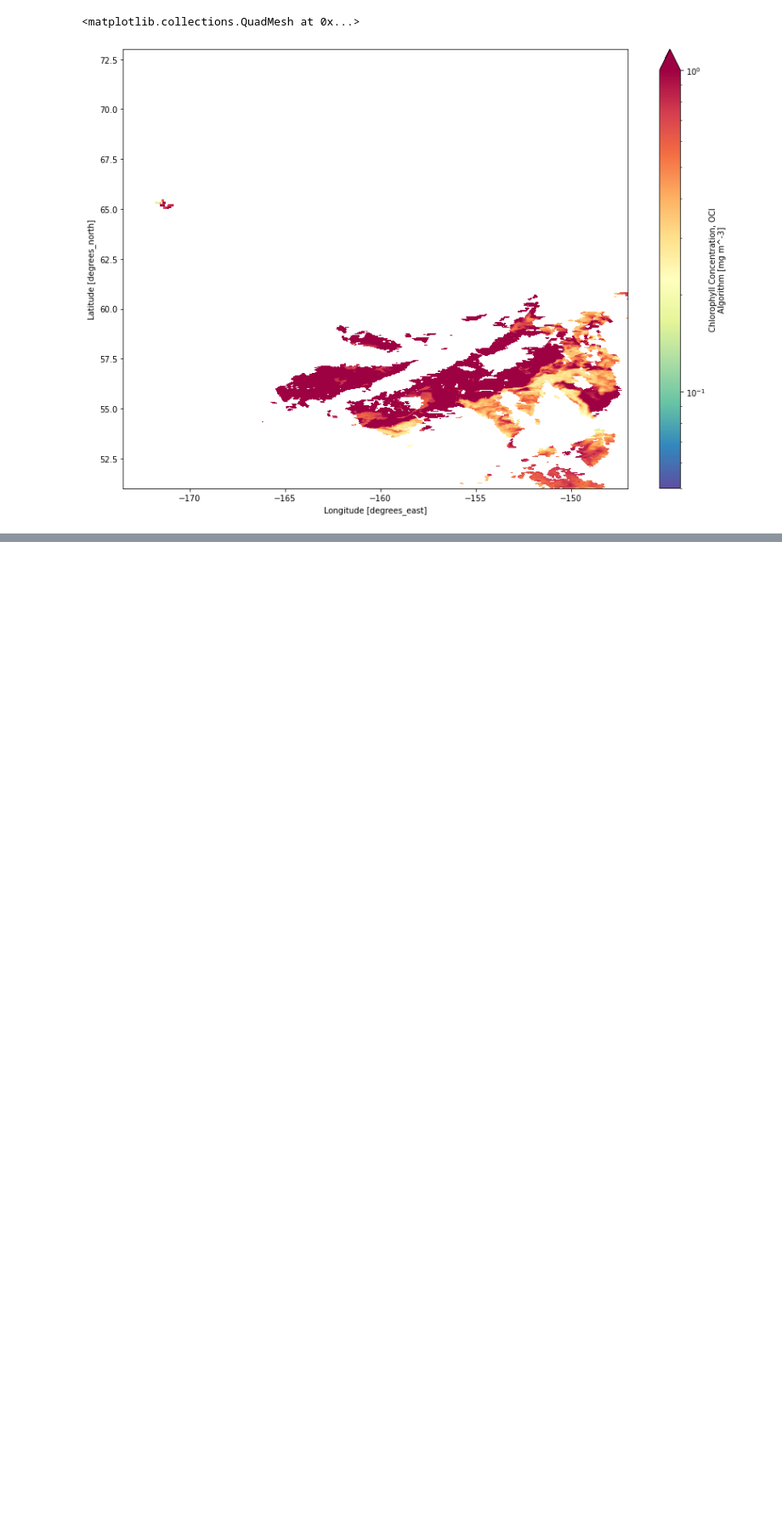
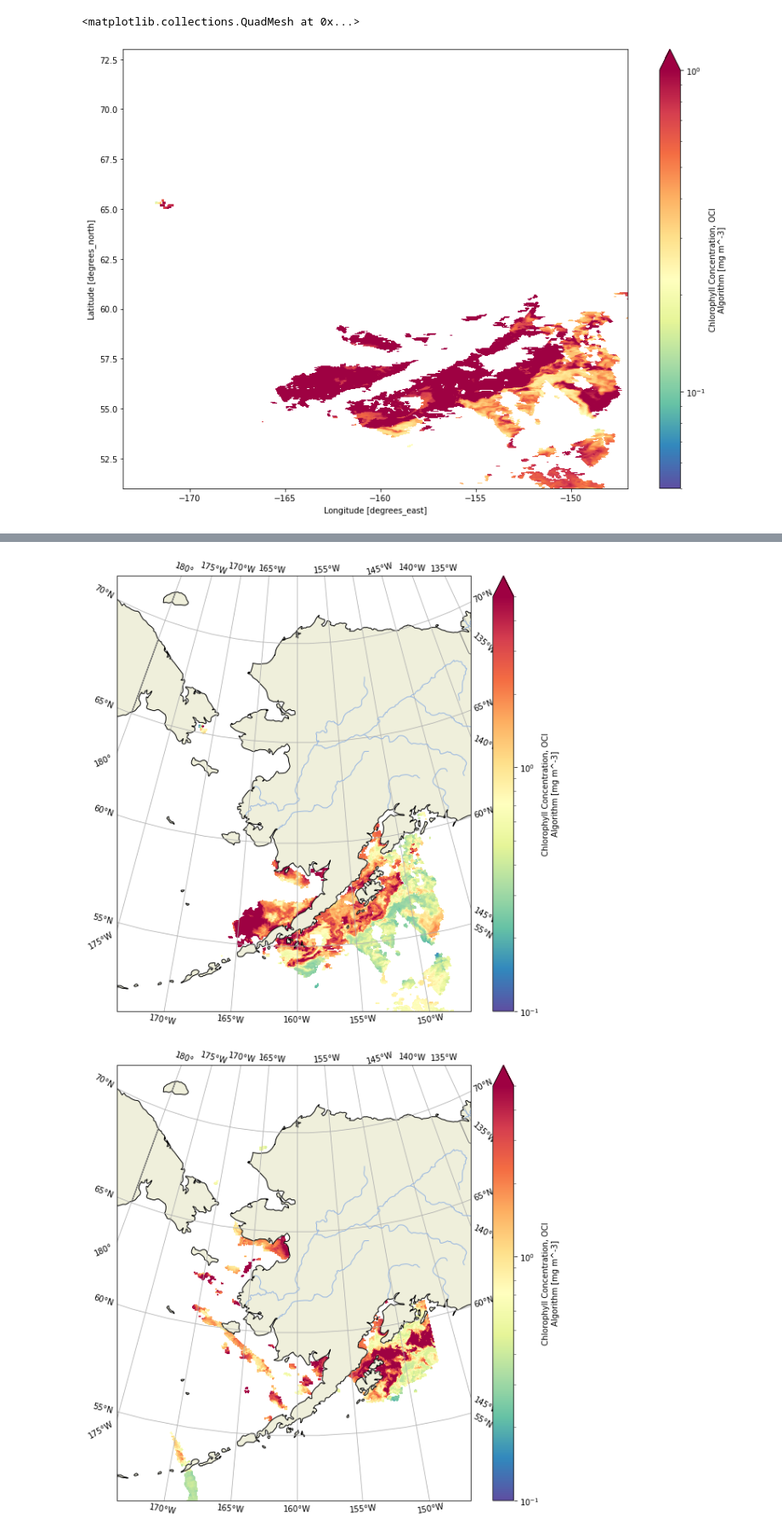
Before and after one commit to hdmicord/MARN5895_MappingOceanColor, a Jupyter notebook: open_MODIS.ipynb, the cells around one changed output, grey strips where cells are left out. Shown at 85% size. Cells and saved outputs as stored; diff of their text form; code cells hidden in the pictures; blank space fills up the shorter version.

Commit message:
Wrote for loop for making maps of a range of days

```diff
--- a/open_MODIS.ipynb
+++ b/open_MODIS.ipynb
@@ -43,4 +47,10 @@ subset_modis.chlor_a.plot.pcolormesh(
 <matplotlib.collections.QuadMesh at 0x...>
 [figure]
 # %%
-# Create a for loop that
+base_url = 'https://oceandata.sci.gsfc.nasa.gov:443/opendap/MODISA/L3SMI/2021/'
+year_day = str(146)
+
+
+filename = 'A2021' + year_day + '.L3m_DAY_CHL_chlor_a_4km.nc'
+
+url = base_url + year_day + '/' + filename
@@ -46,0 +62,10 @@ subset_modis.chlor_a.plot.pcolormesh(
+# %%
+for day in range(142,147):
+    year_day = str(day)
+
+    filename = 'A2021' + year_day + '.L3m_DAY_CHL_chlor_a_4km.nc'
+    url = base_url + year_day + '/' + filename
+    modis2 = xr.open_dataset(url)
+    subset = modis2.where( (modis.lon>=-173.5)&(modis.lon<-147)& (modis.lat>=51)&(modis.lat<73), drop=True)
+
+    print(url)
@@ -81,0 +135,45 @@ subset_modis.chlor_a.plot.pcolormesh(
+# %%
+for day in range(142,147):
+    year_day = str(day)
+
+    filename = 'A2021' + year_day + '.L3m_DAY_CHL_chlor_a_4km.nc'
+    url = base_url + year_day + '/' + filename
+    modis2 = xr.open_dataset(url)
+    subset = modis2.where( (modis.lon>=-173.5)&(modis.lon<-147)& (modis.lat>=51)&(modis.lat<73), drop=True)
+    fig = plt.figure(figsize=(10,10))
+    regional_extent = [-173.5, -147, 51, 73]
+    ax = plt.axes(projection=ccrs.NorthPolarStereo(central_longitude=-160))
+    ax.set_extent(regional_extent)
+
+
+    ax.add_feature(cartopy.feature.LAND,edgecolor='black',zorder=1)
+    ax.add_feature(cartopy.feature.RIVERS,zorder=2)
+
+    states = cfeature.NaturalEarthFeature(category='cultural',
+                                          name='admin_1_states_provinces_lines',
+                                          scale='50m',
+                                          facecolor='none'
+    )
+    ax.add_feature(states, edgecolor='gray', zorder=3)
+
+    gl = ax.gridlines(crs=ccrs.PlateCarree(),
+                      draw_labels=True,
+                      dms=True,
+                      x_inline=False,
+                      y_inline=False
+    )
+    gl.xlocator = mticker.FixedLocator(np.arange(-180,-130,5))
+    gl.ylocator = mticker.FixedLocator(np.arange(50,75,5))
+    ax.xaxis.set_major_formatter(LONGITUDE_FORMATTER)
+    ax.yaxis.set_major_formatter(LATITUDE_FORMATTER)
+
+    im = subset.chlor_a.plot.pcolormesh(x='lon',
+                                              y='lat',
+                                              norm=colors.LogNorm(vmin=0.1,vmax=5),
+                                              cmap='Spectral_r',
+                                              transform=ccrs.PlateCarree(),
+    )
+    # fig.savefig('time.png', bbox_inches='tight', dpi=150)
+# %% [output]
+[figure, added]
+[figure, added]
```
Also changed, not shown: parts of 6 cells of this notebook.
